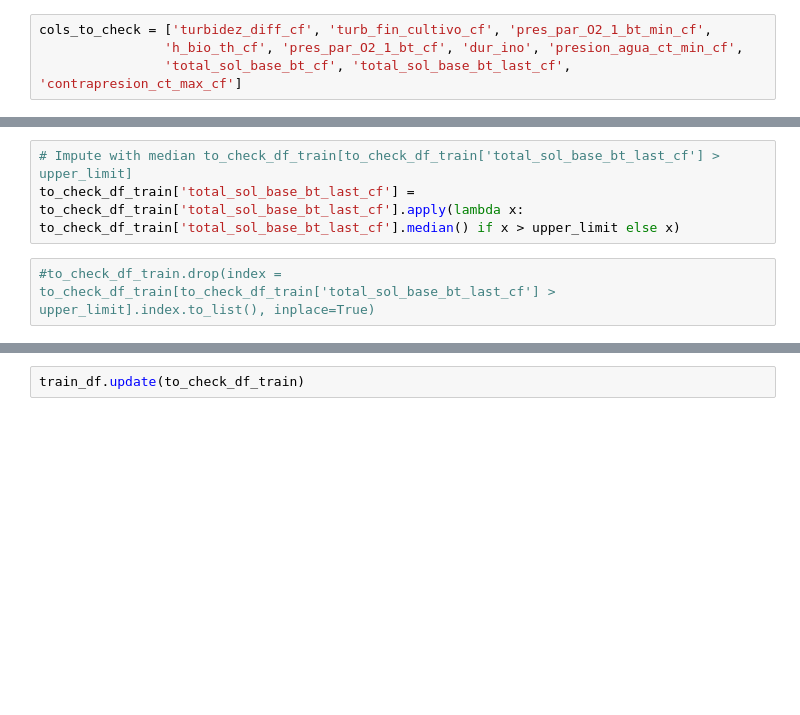
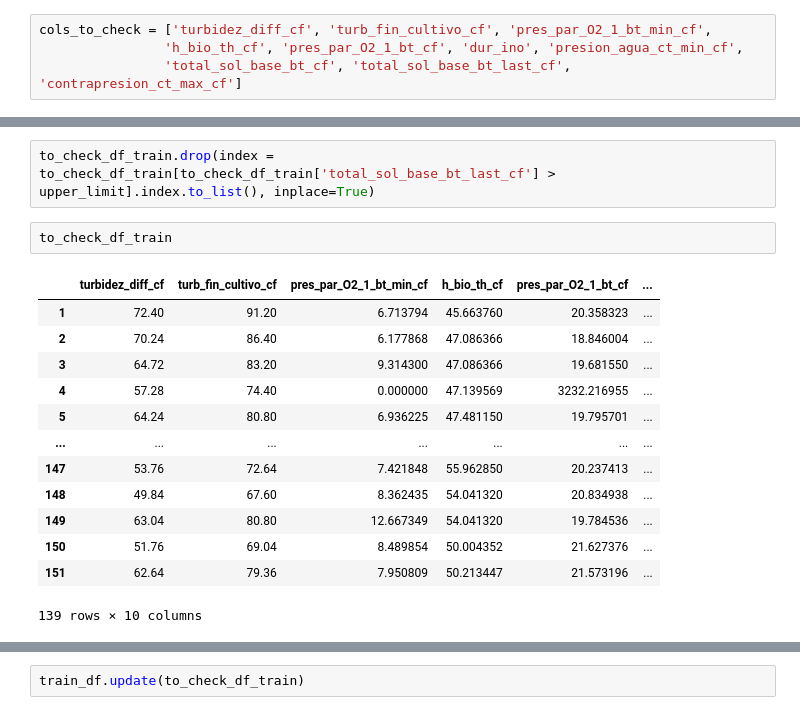
Before and after one commit to dragonsearch/Cajamar-UniversityHack-2024, a Jupyter notebook: losca/processing/EDA_full.ipynb, the cells around one changed output, grey strips where cells are left out. Drawn from its saved outputs; the diff is of its cells as text; blank space fills up the shorter version.

```diff
--- a/losca/processing/EDA_full.ipynb
+++ b/losca/processing/EDA_full.ipynb
@@ -62,5 +118,18 @@ np.float64(15342.787501072358)
-# %%
-# Impute with median to_check_df_train[to_check_df_train['total_sol_base_bt_last_cf'] > upper_limit]
-to_check_df_train['total_sol_base_bt_last_cf'] = to_check_df_train['total_sol_base_bt_last_cf'].apply(lambda x: to_check_df_train['total_sol_base_bt_last_cf'].median() if x > upper_limit else x)
 # %%
-#to_check_df_train.drop(index = to_check_df_train[to_check_df_train['total_sol_base_bt_last_cf'] > upper_limit].index.to_list(), inplace=True)
+to_check_df_train.drop(index = to_check_df_train[to_check_df_train['total_sol_base_bt_last_cf'] > upper_limit].index.to_list(), inplace=True)
+# %%
+to_check_df_train
+# %% [output]
+|  | turbidez_diff_cf | turb_fin_cultivo_cf | pres_par_O2_1_bt_min_cf | h_bio_th_cf | pres_par_O2_1_bt_cf | ... |
+| 1 | 72.40 | 91.20 | 6.713794 | 45.663760 | 20.358323 | ... |
+| 2 | 70.24 | 86.40 | 6.177868 | 47.086366 | 18.846004 | ... |
+| 3 | 64.72 | 83.20 | 9.314300 | 47.086366 | 19.681550 | ... |
+| 4 | 57.28 | 74.40 | 0.000000 | 47.139569 | 3232.216955 | ... |
+| 5 | 64.24 | 80.80 | 6.936225 | 47.481150 | 19.795701 | ... |
+| ... | ... | ... | ... | ... | ... | ... |
+| 147 | 53.76 | 72.64 | 7.421848 | 55.962850 | 20.237413 | ... |
+| 148 | 49.84 | 67.60 | 8.362435 | 54.041320 | 20.834938 | ... |
+| 149 | 63.04 | 80.80 | 12.667349 | 54.041320 | 19.784536 | ... |
+| 150 | 51.76 | 69.04 | 8.489854 | 50.004352 | 21.627376 | ... |
+| 151 | 62.64 | 79.36 | 7.950809 | 50.213447 | 21.573196 | ... |
+139 rows × 10 columns
```
Also changed, not shown: parts of 25 cells of this notebook.
